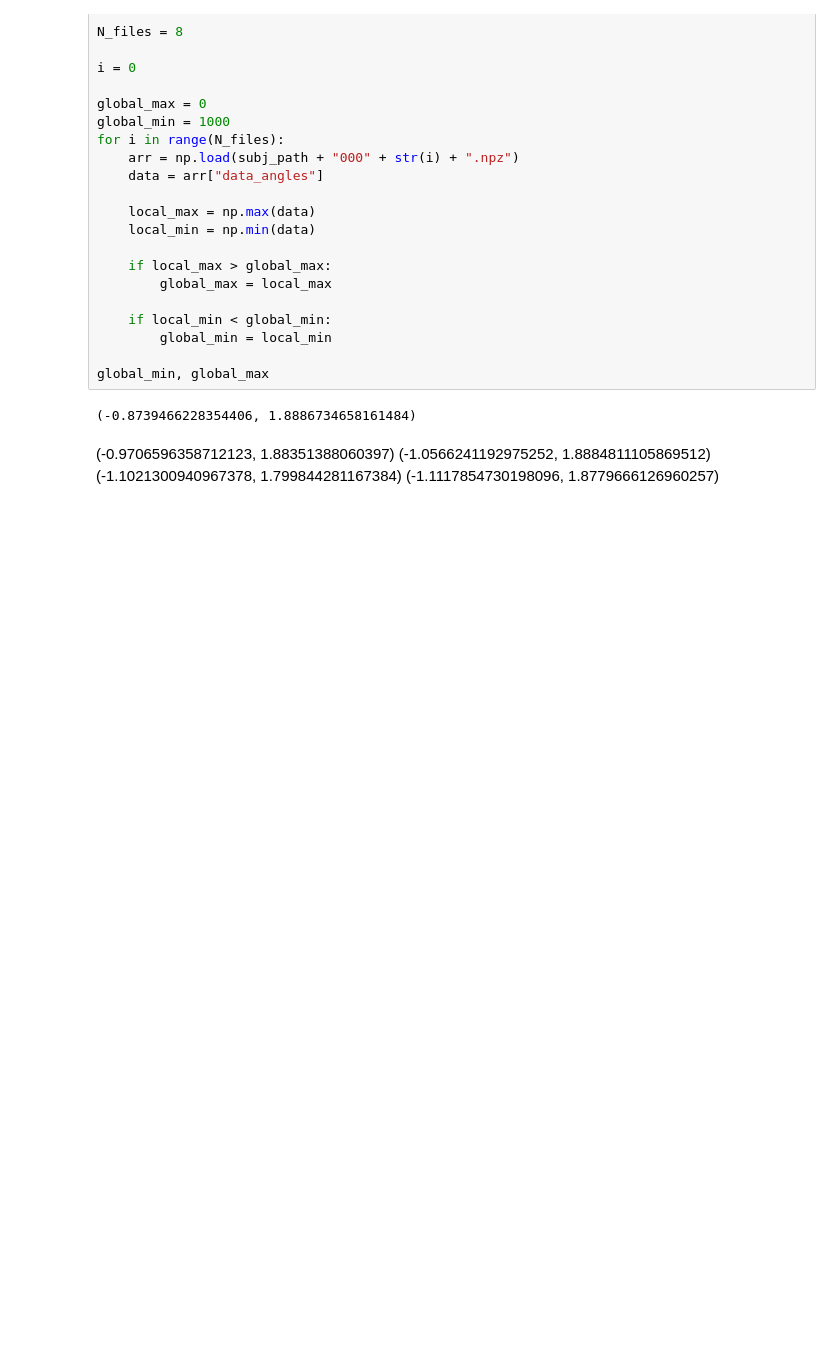
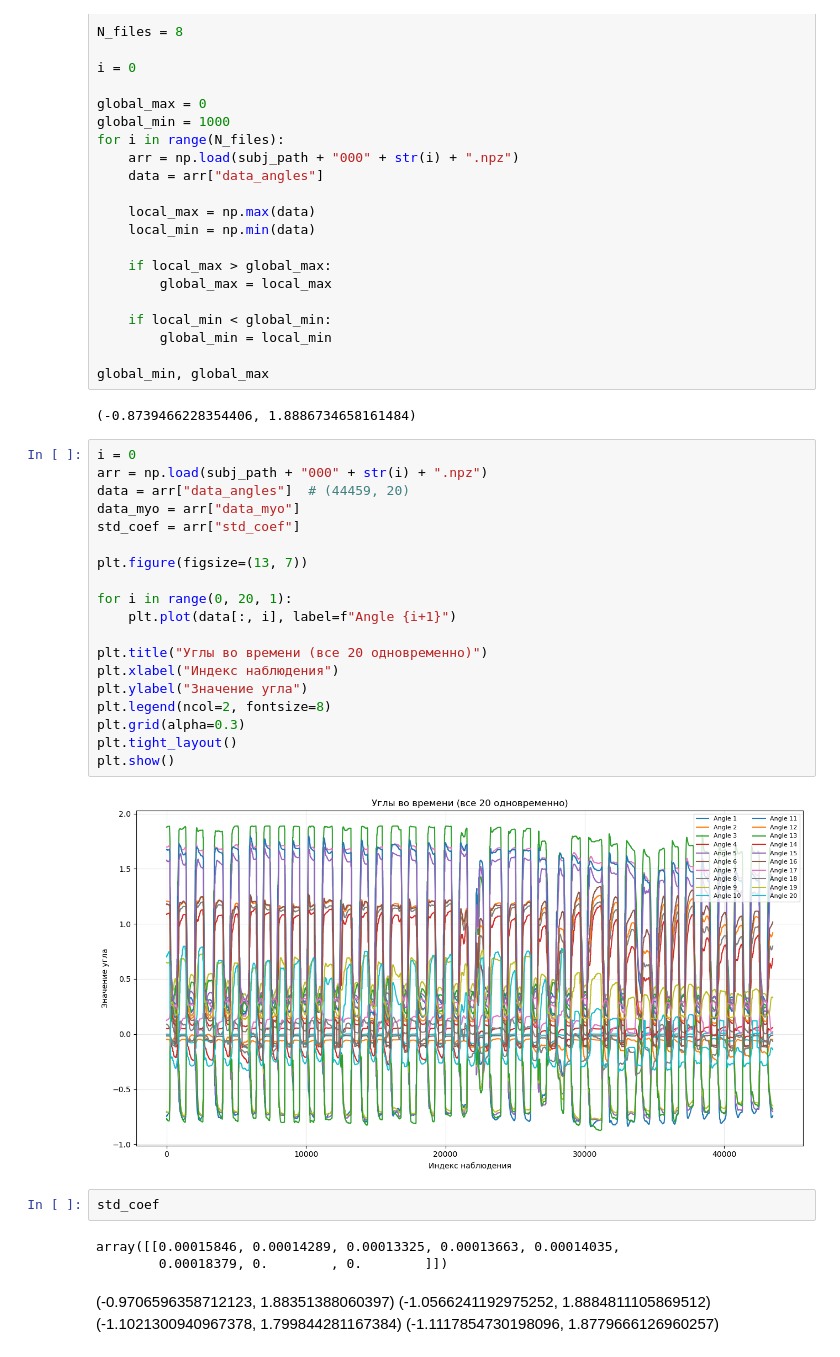
Before and after one commit to Fedoration/emg-virtual, a Jupyter notebook: notebooks/eda.ipynb, the cells around one changed output. Cells and saved outputs as stored; diff of their text form; blank space fills up the shorter version.

```diff
--- a/notebooks/eda.ipynb
+++ b/notebooks/eda.ipynb
@@ -114,6 +124,32 @@ for i in range(N_files):
 global_min, global_max
 # %% [output]
 (-0.8739466228354406, 1.8886734658161484)
+# %%
+i = 0
+arr = np.load(subj_path + "000" + str(i) + ".npz")
+data = arr["data_angles"]  # (44459, 20)
+data_myo = arr["data_myo"]
+std_coef = arr["std_coef"]
+
+plt.figure(figsize=(13, 7))
+
+for i in range(0, 20, 1):
+    plt.plot(data[:, i], label=f"Angle {i+1}")
+
+plt.title("Углы во времени (все 20 одновременно)")
+plt.xlabel("Индекс наблюдения")
+plt.ylabel("Значение угла")
+plt.legend(ncol=2, fontsize=8)
+plt.grid(alpha=0.3)
+plt.tight_layout()
+plt.show()
+# %% [output]
+[figure, added]
+# %%
+std_coef
+# %% [output]
+array([[0.00015846, 0.00014289, 0.00013325, 0.00013663, 0.00014035,
+        0.00018379, 0.        , 0.        ]])
 # %% [markdown]
 (-0.9706596358712123, 1.88351388060397)
 (-1.0566241192975252, 1.8884811105869512)
```
Also changed, not shown: parts of 4 cells of this notebook, 13 other files.
